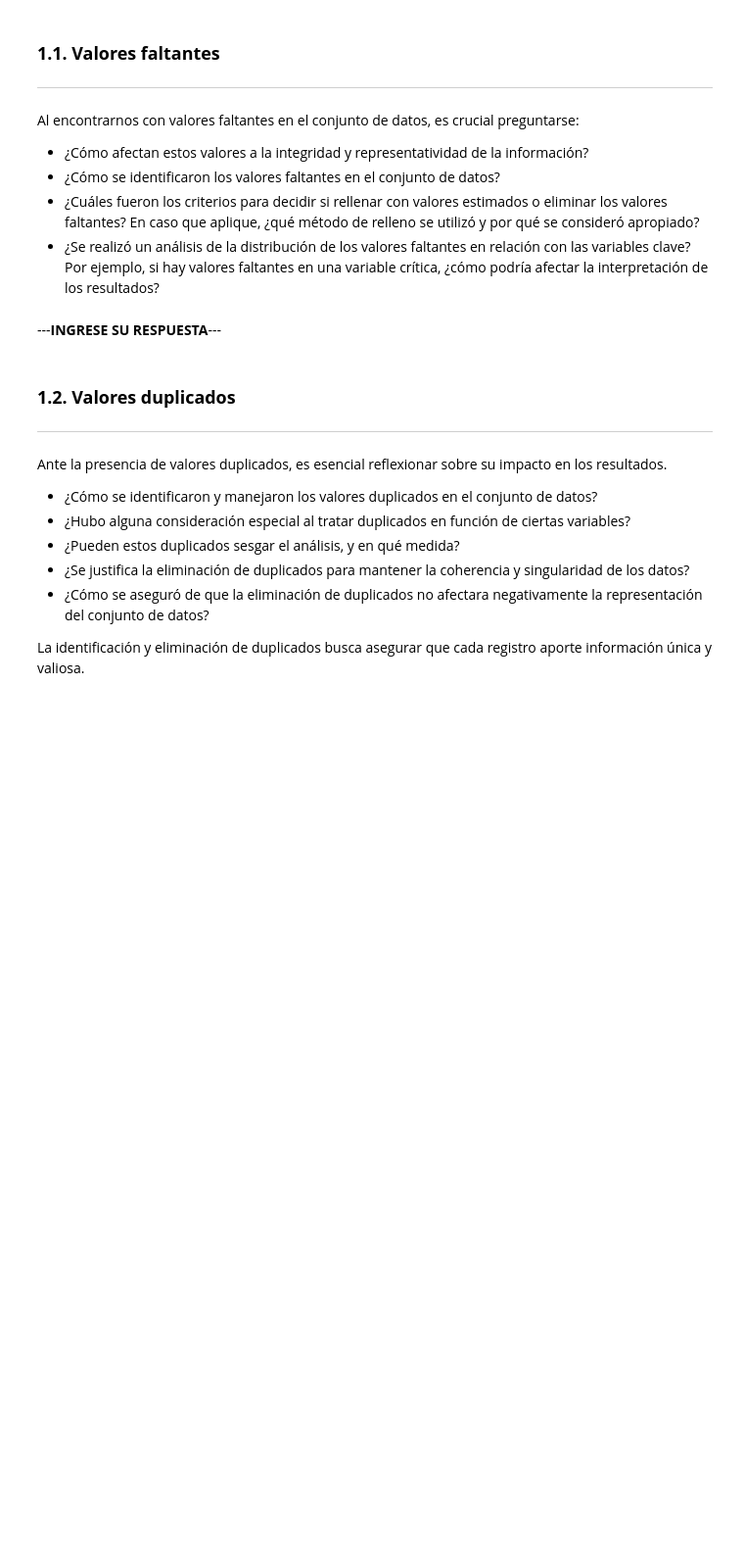
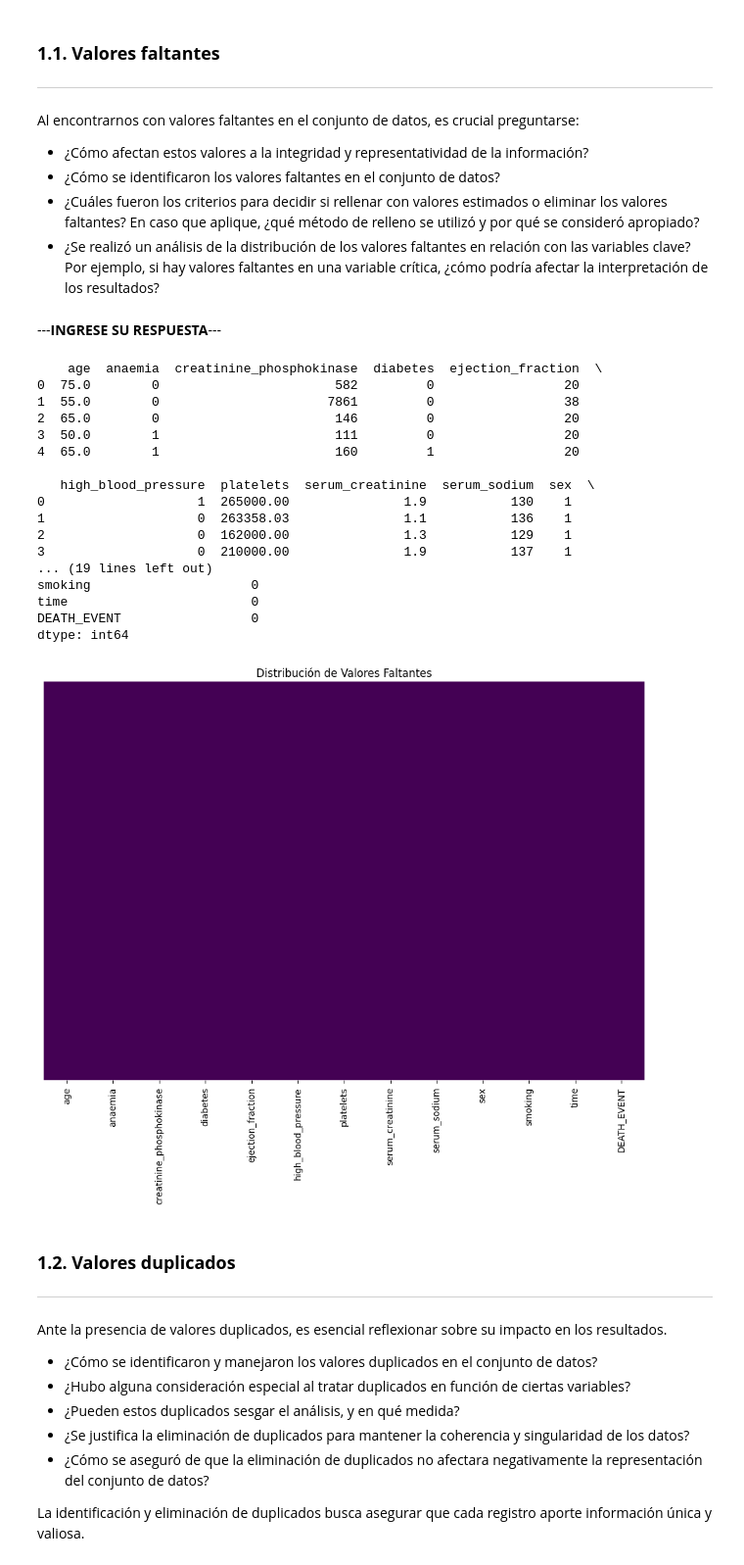
Before and after one commit to danielamejiacastro/MLDS--Course, a Jupyter notebook: Fase_3_Preparación_de_los_datos.ipynb, the cells around one changed output. Shown at 98% size. Cells and saved outputs as stored; diff of their text form; code cells hidden in the pictures; blank space fills up the shorter version.

```diff
--- a/Fase_3_Preparación_de_los_datos.ipynb
+++ b/Fase_3_Preparación_de_los_datos.ipynb
@@ -43,3 +46,43 @@ Al encontrarnos con valores faltantes en el conjunto de datos, es crucial pregun
+# %%
+#Lectura de los datos en Github
+#df=pd.read_csv('heart_failure_clinical_records_dataset.csv')
+#Lectura de los datos desde repositorio local
+df = pd.read_csv('heart_failure_clinical_records_dataset.csv')
+# %%
+# Mostrar las primeras filas del DataFrame para entender la estructura de los datos
+print(df.head())
+
+# Identificar valores faltantes
+missing_values = df.isnull().sum()
+
+# Imprimir la cantidad de valores faltantes por variable
+print("Valores faltantes por variable:")
+print(missing_values)
+
+# Análisis de la distribución de valores faltantes
+plt.figure(figsize=(12, 8))
+sns.heatmap(df.isnull(), cmap='viridis', cbar=False, yticklabels=False)
+plt.title('Distribución de Valores Faltantes')
+plt.show()
+# %% [output]
+    age  anaemia  creatinine_phosphokinase  diabetes  ejection_fraction  \
+0  75.0        0                       582         0                 20
+1  55.0        0                      7861         0                 38
+2  65.0        0                       146         0                 20
+3  50.0        1                       111         0                 20
+4  65.0        1                       160         1                 20
+
+   high_blood_pressure  platelets  serum_creatinine  serum_sodium  sex  \
+0                    1  265000.00               1.9           130    1
+1                    0  263358.03               1.1           136    1
+2                    0  162000.00               1.3           129    1
+3                    0  210000.00               1.9           137    1
+... (19 lines left out)
+smoking                     0
+time                        0
+DEATH_EVENT                 0
+dtype: int64
+[figure, added]
 # %% [markdown]
 ### **1.2. Valores duplicados**
 ----
```
Also changed, not shown: parts of 22 cells of this notebook, 2 other files.
